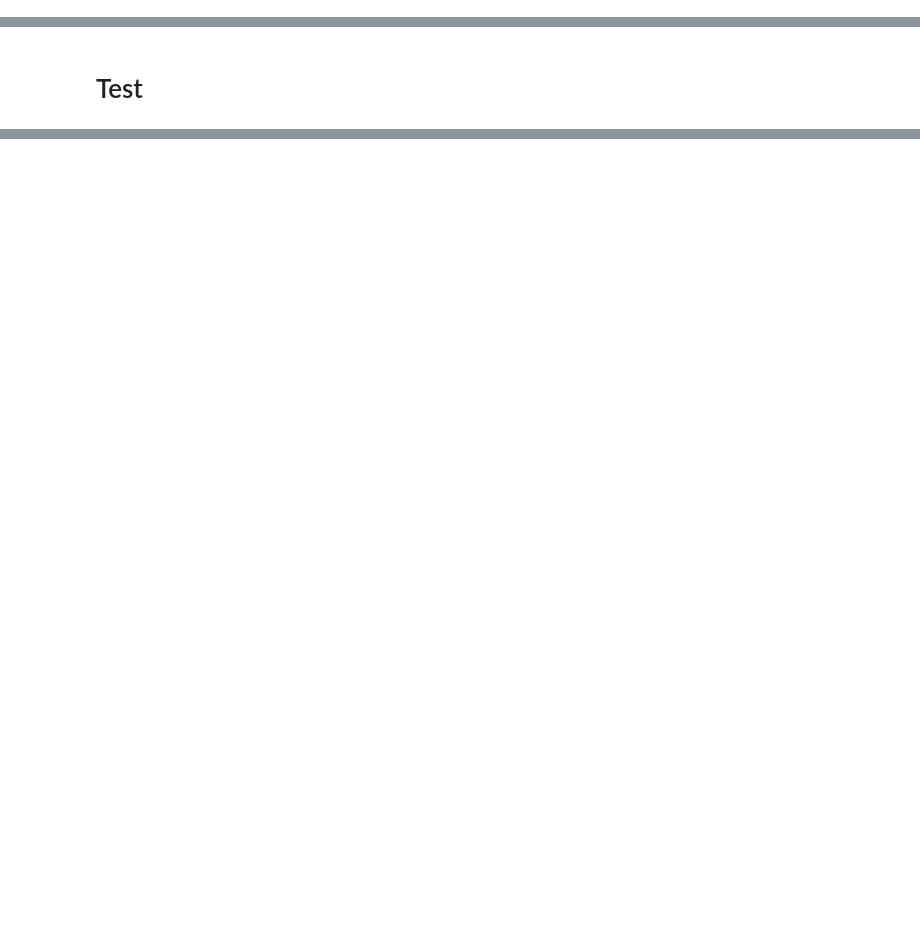
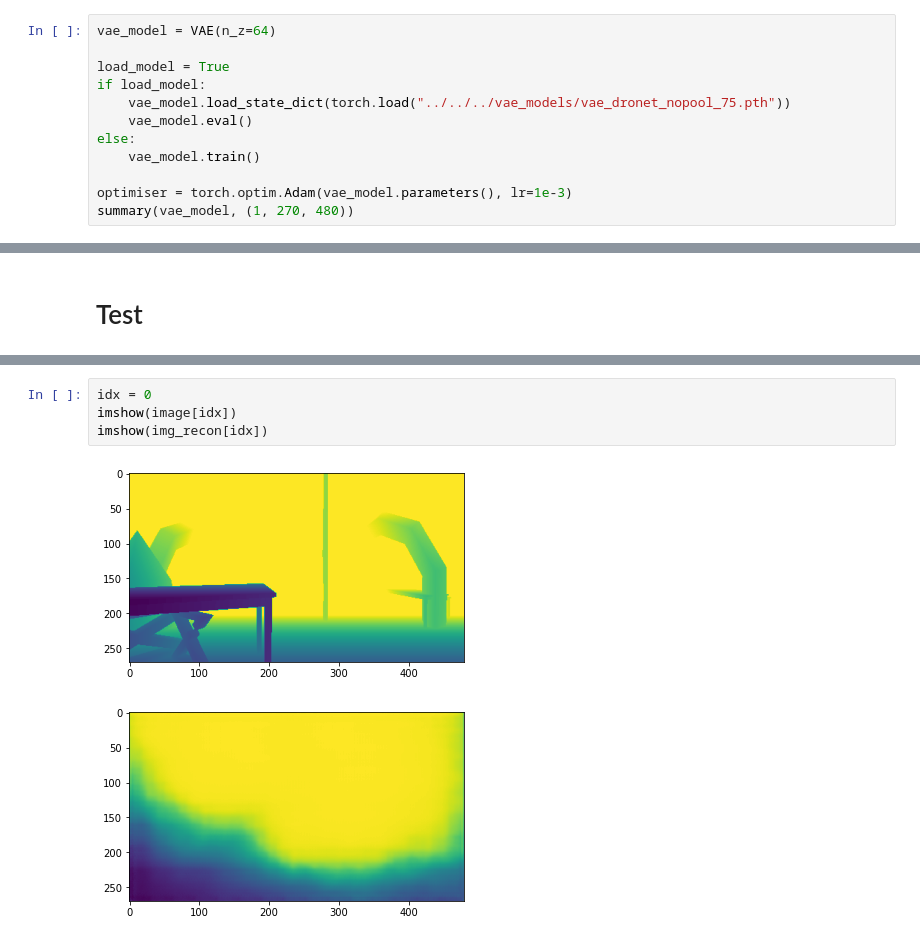
Before and after one commit to patricknitschke/Pytorch, a Jupyter notebook: VAE/di_dataset_test.ipynb, the cells around one changed output, grey strips where cells are left out. Cells and saved outputs as stored; diff of their text form; blank space fills up the shorter version.

```diff
--- a/VAE/di_dataset_test.ipynb
+++ b/VAE/di_dataset_test.ipynb
@@ -71,0 +407,12 @@ len(data), len(data_loader)
+# %%
+vae_model = VAE(n_z=64)
+
+load_model = True
+if load_model:
+    vae_model.load_state_dict(torch.load("../../../vae_models/vae_dronet_nopool_75.pth"))
+    vae_model.eval()
+else:
+    vae_model.train()
+
+optimiser = torch.optim.Adam(vae_model.parameters(), lr=1e-3)
+summary(vae_model, (1, 270, 480))
@@ -96,0 +470,7 @@ tensor(0.4118)
+# %%
+idx = 0
+imshow(image[idx])
+imshow(img_recon[idx])
+# %% [output]
+[figure, added]
+[figure, added]
```
Also changed, not shown: parts of 18 cells of this notebook, 2 other files.
